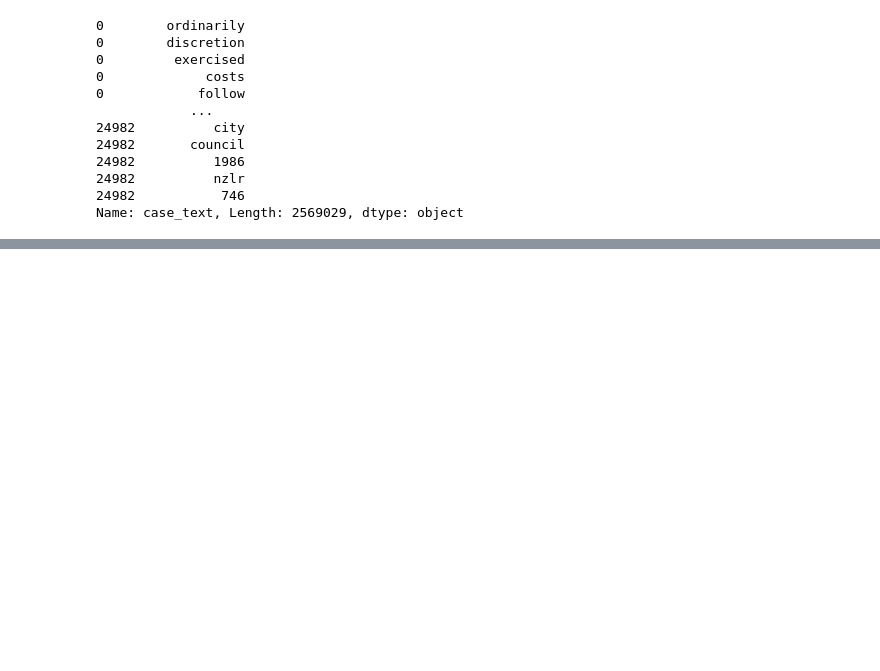
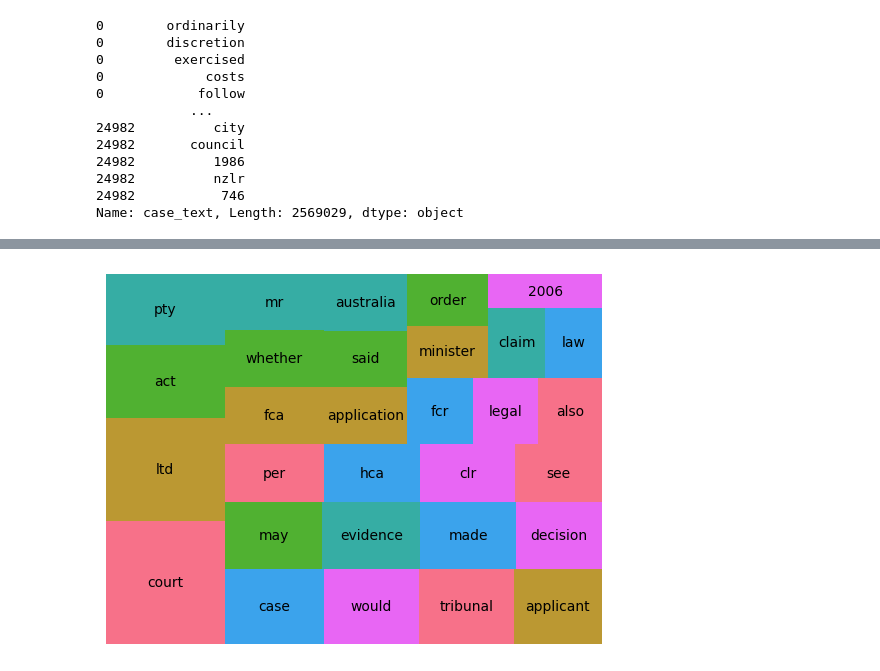
Before and after one commit to shravya312/AI-Judge, a Jupyter notebook: model/AI_Judge1.ipynb, the cells around one changed output, grey strips where cells are left out. Drawn from its saved outputs; the diff is of its cells as text; code cells hidden in the pictures; blank space fills up the shorter version.

Commit message:
Added data preprocessing

```diff
--- a/model/AI_Judge1.ipynb
+++ b/model/AI_Judge1.ipynb
@@ -342,0 +362,3 @@ df3_approved=pd.DataFrame(df3_approved)
+# %%
+df2_total=df2['case_text'].explode()
+df2_total=pd.DataFrame(df2_total)
@@ -342,0 +382,11 @@ df3_approved=pd.DataFrame(df3_approved)
+# %%
+df2_total=pd.DataFrame(df2_total.groupby('case_text')['case_text'].count().sort_values(ascending=False).head(30))
+df2_total=df2_total.rename(columns={'case_text': 'num'})
+
+x = df2_total['num']
+label = df2_total.index
+squarify.plot(x, label=label,color=sns.color_palette('husl'))
+plt.axis('off')
+plt.show()
+# %% [output]
+[figure, added]
```
Also changed, not shown: parts of 15 cells of this notebook.
